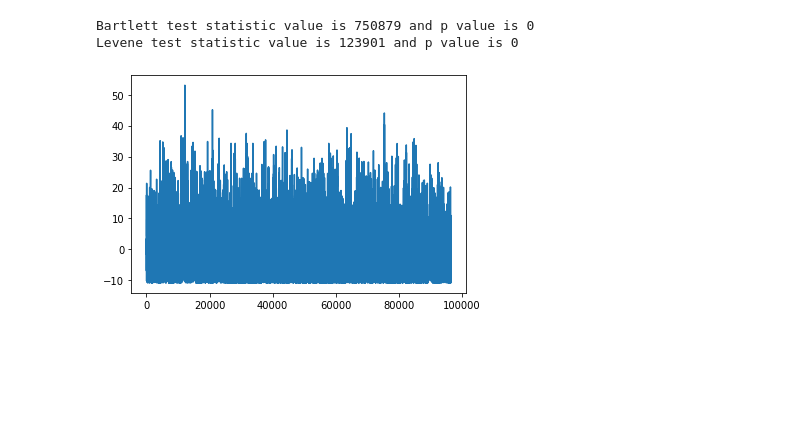
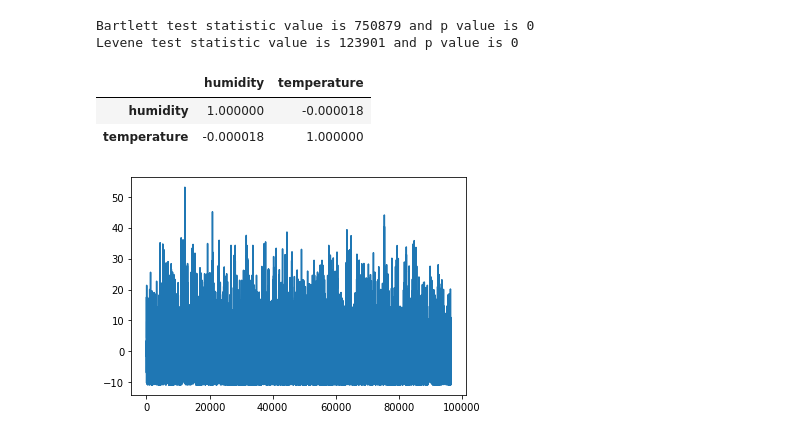
Before and after one commit to Avalon1000/Thinkful, a Jupyter notebook: Module 22.3A.ipynb, the cells around one changed output. Saved outputs shown, nothing was run; the diff lists cells and outputs as text; code cells hidden in the pictures; blank space fills up the shorter version.

```diff
--- a/Module 22.3A.ipynb
+++ b/Module 22.3A.ipynb
@@ -171,6 +142,14 @@ print("Levene test statistic value is {0:3g} and p value is {1:.3g}".format(lev_
 # %% [output]
 Bartlett test statistic value is 750879 and p value is 0
 Levene test statistic value is 123901 and p value is 0
+# %%
+X = weather_df[['humidity','temperature']]
+
+X.corr()
+# %% [output]
+|  | humidity | temperature |
+| humidity | 1.000000 | -0.000018 |
+| temperature | -0.000018 | 1.000000 |
 # %%
 plt.plot(errors)
 plt.show()
```
Also changed, not shown: parts of 4 cells of this notebook, 3 other files.
